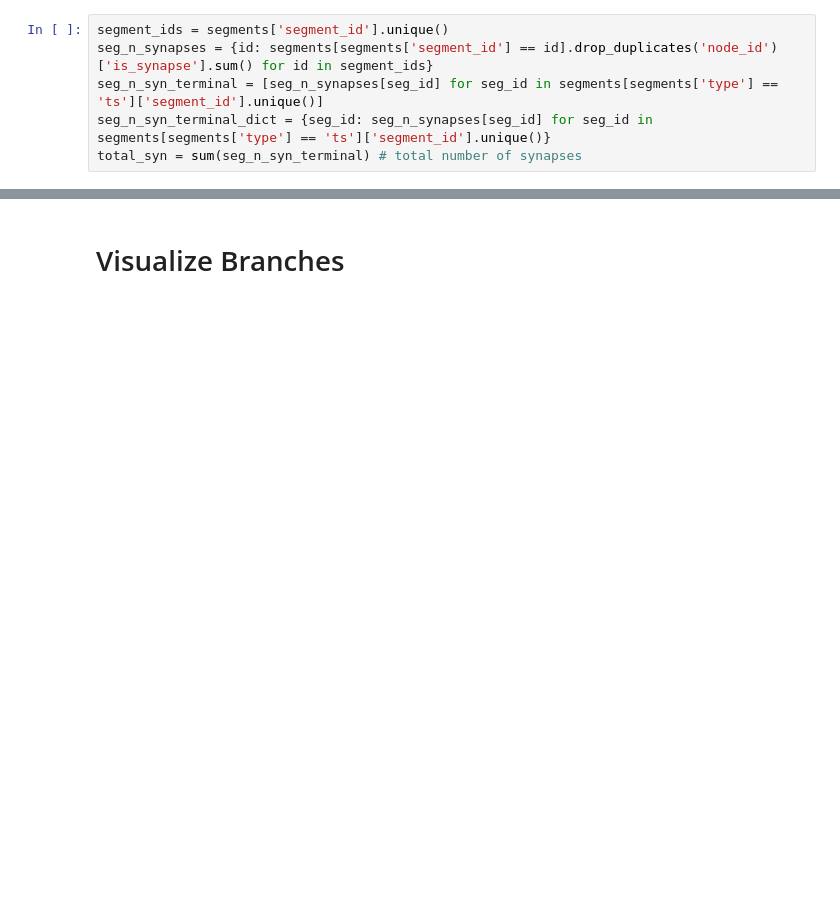
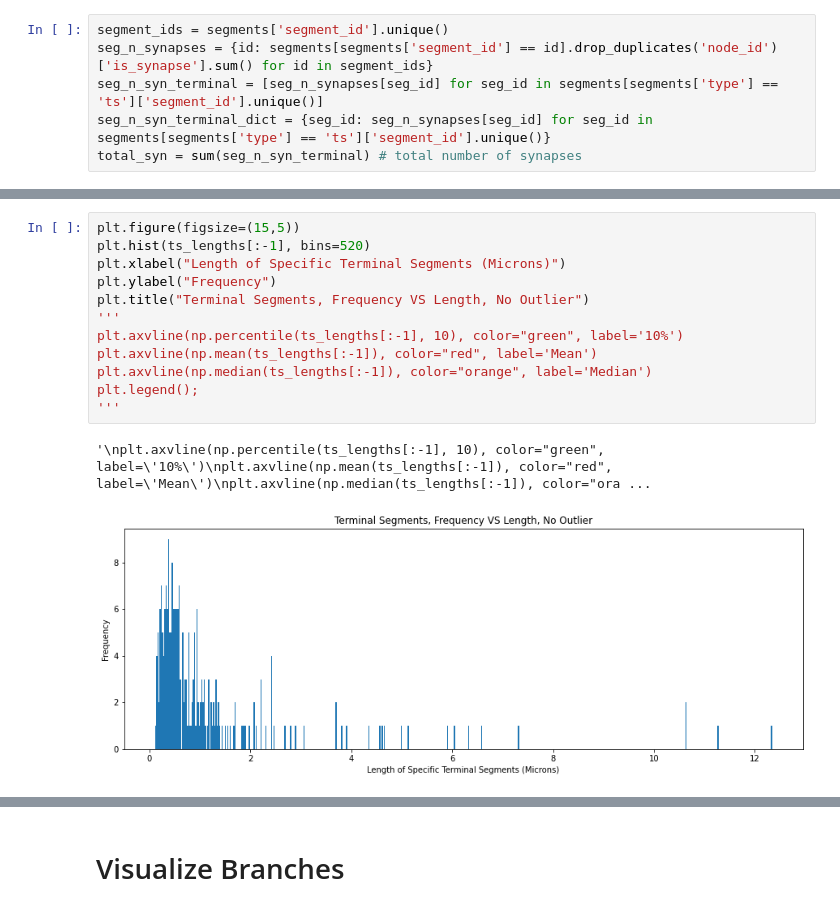
Before and after one commit to amandapiya/SURF2020, a Jupyter notebook: Visualization_Synapse Endings.ipynb, the cells around one changed output, grey strips where cells are left out. Cells and saved outputs as stored; diff of their text form; blank space fills up the shorter version.

```diff
--- a/Visualization_Synapse Endings.ipynb
+++ b/Visualization_Synapse Endings.ipynb
@@ -179,0 +140,15 @@ print(node_ids_db)
+# %%
+plt.figure(figsize=(15,5))
+plt.hist(ts_lengths[:-1], bins=520)
+plt.xlabel("Length of Specific Terminal Segments (Microns)")
+plt.ylabel("Frequency")
+plt.title("Terminal Segments, Frequency VS Length, No Outlier")
+'''
+plt.axvline(np.percentile(ts_lengths[:-1], 10), color="green", label='10%')
+plt.axvline(np.mean(ts_lengths[:-1]), color="red", label='Mean')
+plt.axvline(np.median(ts_lengths[:-1]), color="orange", label='Median')
+plt.legend();
+'''
+# %% [output]
+'\nplt.axvline(np.percentile(ts_lengths[:-1], 10), color="green", label=\'10%\')\nplt.axvline(np.mean(ts_lengths[:-1]), color="red", label=\'Mean\')\nplt.axvline(np.median(ts_lengths[:-1]), color="ora ...
+[figure, added]
```
Also changed, not shown: parts of 28 cells of this notebook, 2 other files.
